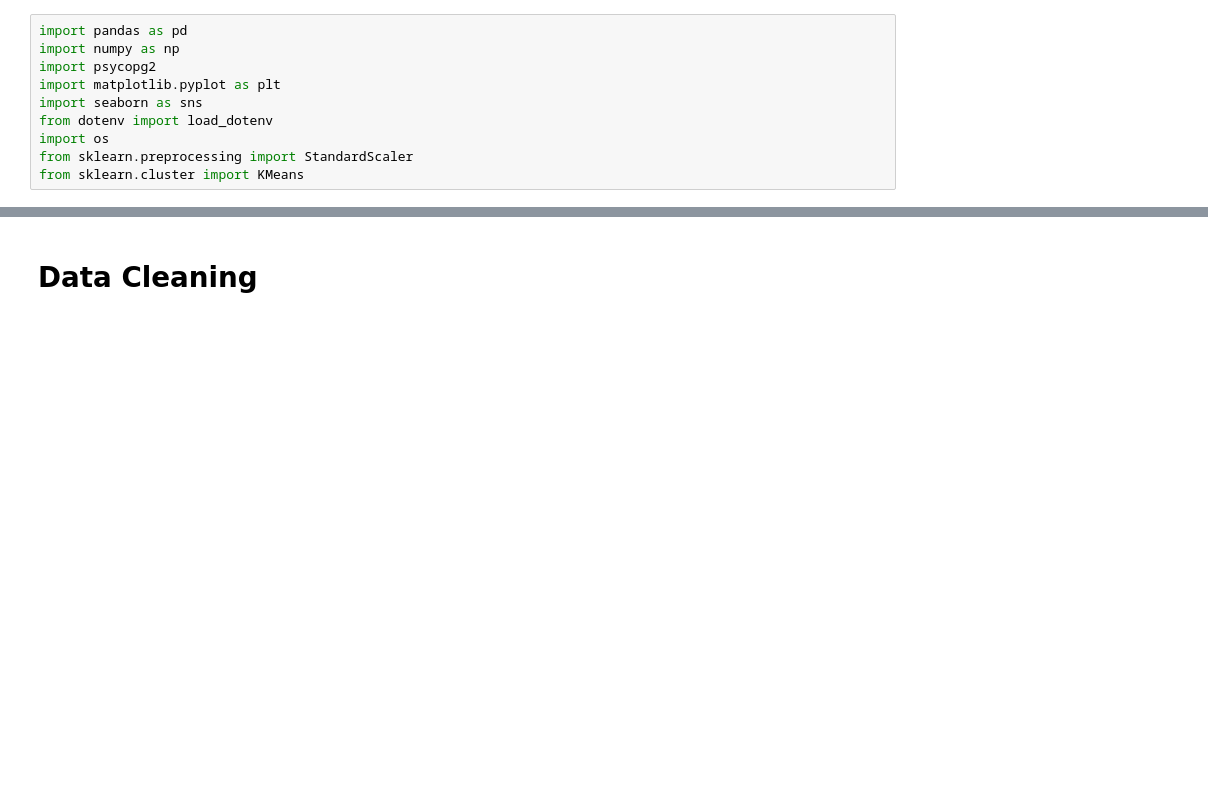
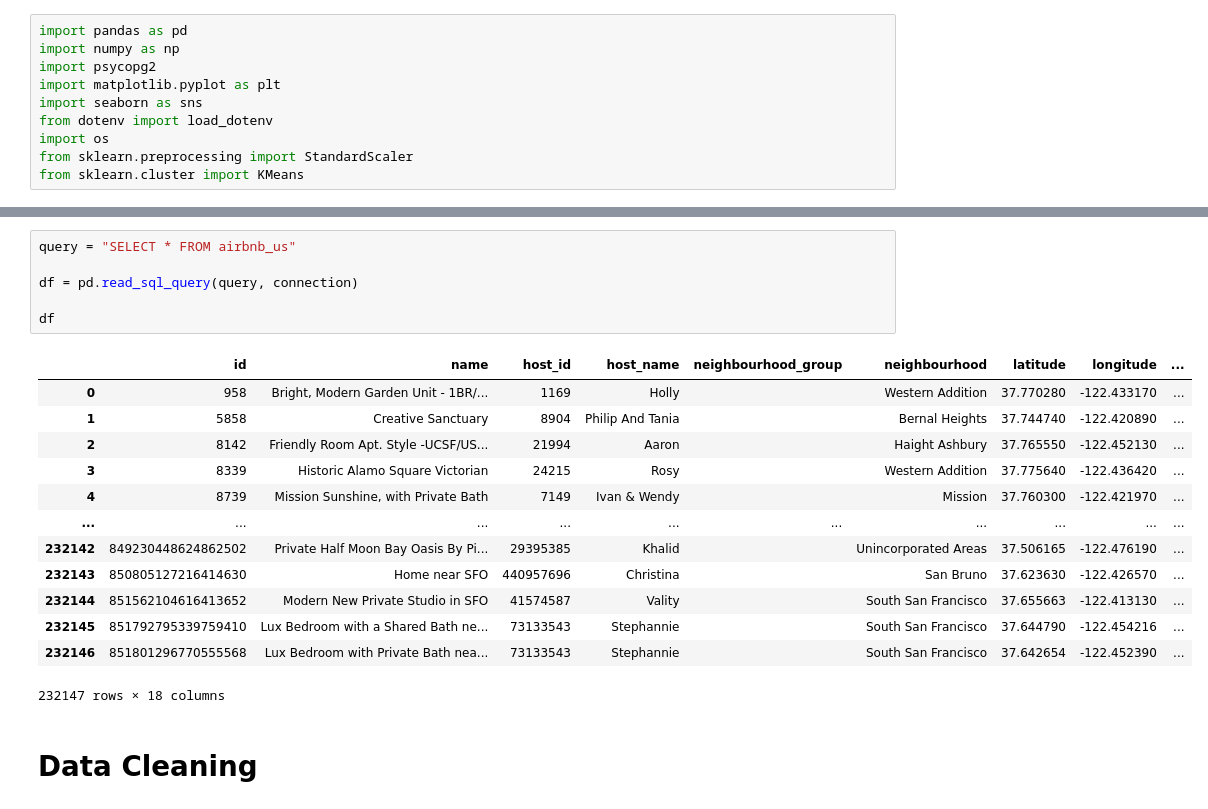
Before and after one commit to fzkmdly/AirBnb, a Jupyter notebook: AirBnbUS.ipynb, the cells around one changed output, grey strips where cells are left out. Drawn from its saved outputs; the diff is of its cells as text; blank space fills up the shorter version.

```diff
--- a/AirBnbUS.ipynb
+++ b/AirBnbUS.ipynb
@@ -34,3 +91,23 @@ df.head()
+# %%
+query = "SELECT * FROM airbnb_us"
+
+df = pd.read_sql_query(query, connection)
+
+df
+# %% [output]
+|  | id | name | host_id | host_name | neighbourhood_group | neighbourhood | latitude | longitude | ... |
+| 0 | 958 | Bright, Modern Garden Unit - 1BR/... | 1169 | Holly |  | Western Addition | 37.770280 | -122.433170 | ... |
+| 1 | 5858 | Creative Sanctuary | 8904 | Philip And Tania |  | Bernal Heights | 37.744740 | -122.420890 | ... |
+| 2 | 8142 | Friendly Room Apt. Style -UCSF/US... | 21994 | Aaron |  | Haight Ashbury | 37.765550 | -122.452130 | ... |
+| 3 | 8339 | Historic Alamo Square Victorian | 24215 | Rosy |  | Western Addition | 37.775640 | -122.436420 | ... |
+| 4 | 8739 | Mission Sunshine, with Private Bath | 7149 | Ivan & Wendy |  | Mission | 37.760300 | -122.421970 | ... |
+| ... | ... | ... | ... | ... | ... | ... | ... | ... | ... |
+| 232142 | 849230448624862502 | Private Half Moon Bay Oasis By Pi... | 29395385 | Khalid |  | Unincorporated Areas | 37.506165 | -122.476190 | ... |
+| 232143 | 850805127216414630 | Home near SFO | 440957696 | Christina |  | San Bruno | 37.623630 | -122.426570 | ... |
+| 232144 | 851562104616413652 | Modern New Private Studio in SFO | 41574587 | Vality |  | South San Francisco | 37.655663 | -122.413130 | ... |
+| 232145 | 851792795339759410 | Lux Bedroom with a Shared Bath ne... | 73133543 | Stephannie |  | South San Francisco | 37.644790 | -122.454216 | ... |
+| 232146 | 851801296770555568 | Lux Bedroom with Private Bath nea... | 73133543 | Stephannie |  | South San Francisco | 37.642654 | -122.452390 | ... |
+232147 rows × 18 columns
 # %% [markdown]
 # Data Cleaning
 # %%
```
Also changed, not shown: parts of 34 cells of this notebook.
